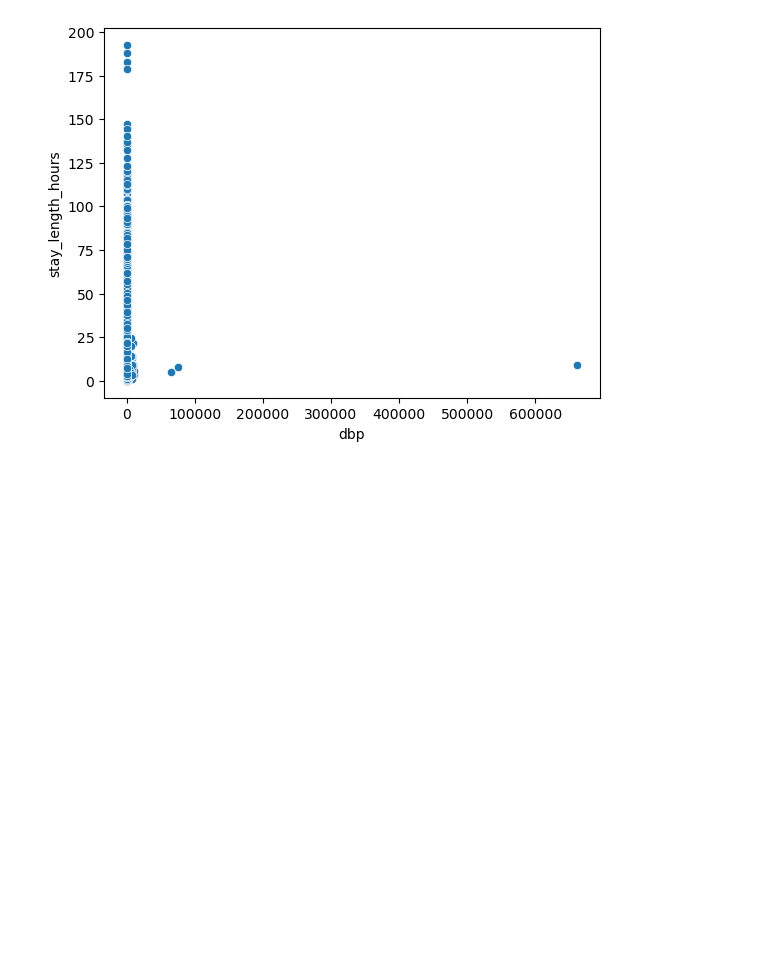
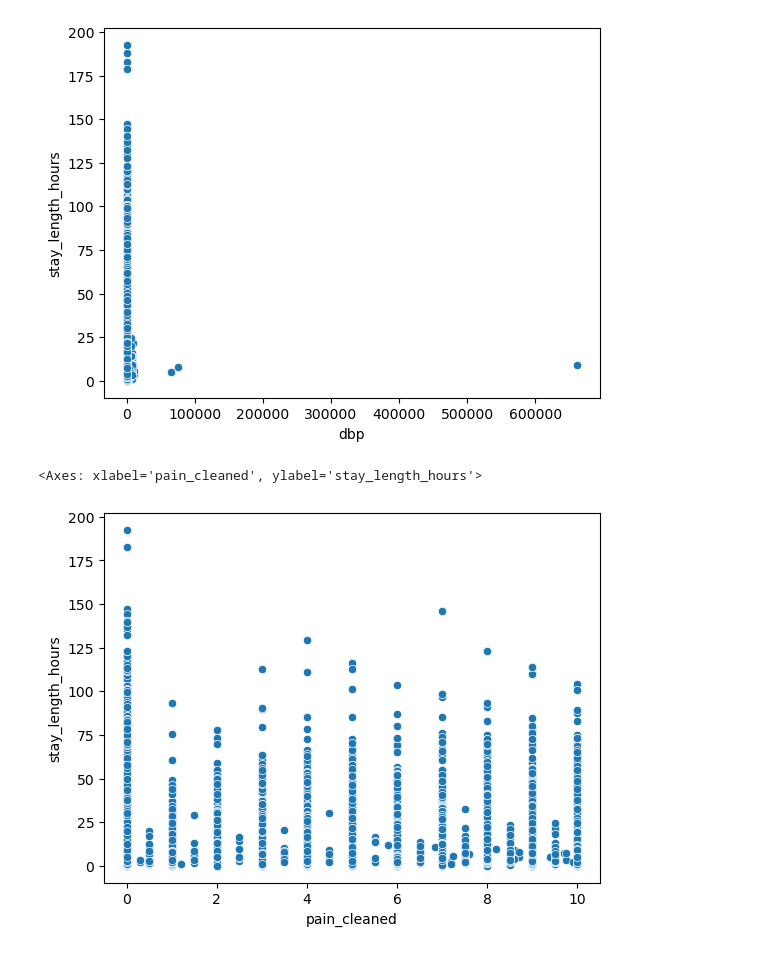
Before and after one commit to ewiesner/Emergency-Department-Wait-Times-, a Jupyter notebook: EDA.ipynb, the cells around one changed output. Drawn from its saved outputs; the diff is of its cells as text; code cells hidden in the pictures; blank space fills up the shorter version.

```diff
--- a/EDA.ipynb
+++ b/EDA.ipynb
@@ -198,3 +199,10 @@ sns.scatterplot(x="dbp",
 # %% [output]
 <Axes: xlabel='dbp', ylabel='stay_length_hours'>
 [figure]
+# %%
+sns.scatterplot(x="pain_cleaned",
+                    y="stay_length_hours",
+                    data=df)
+# %% [output]
+<Axes: xlabel='pain_cleaned', ylabel='stay_length_hours'>
+[figure, added]
```
Also changed, not shown: parts of 14 cells of this notebook, 1 other file.
